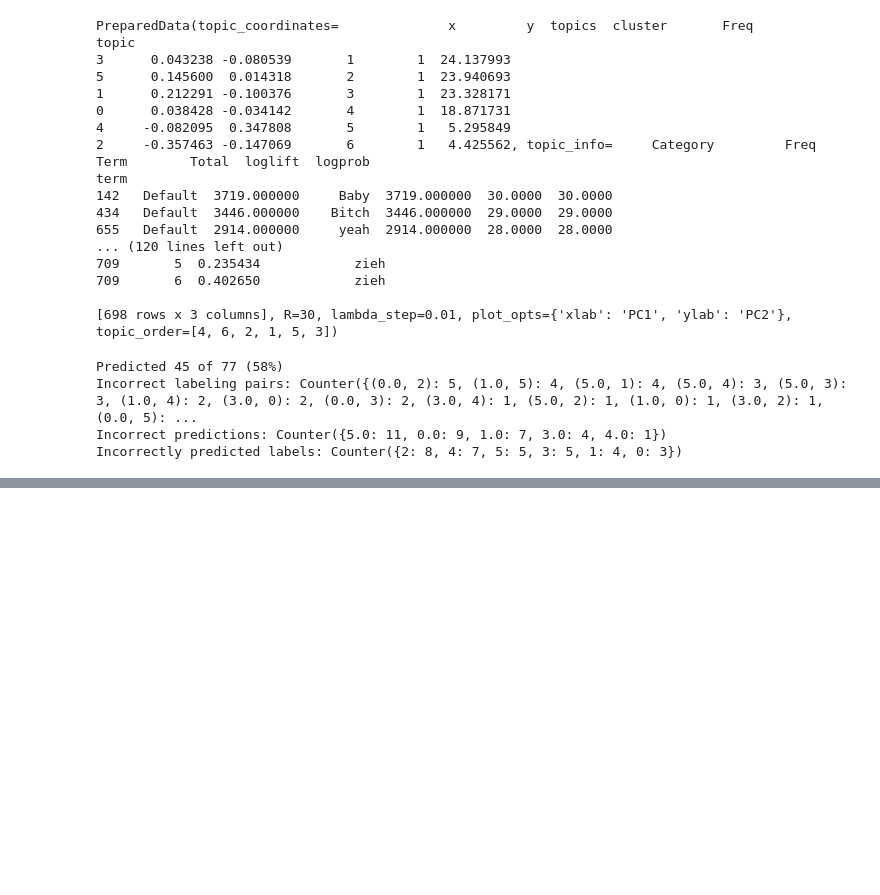
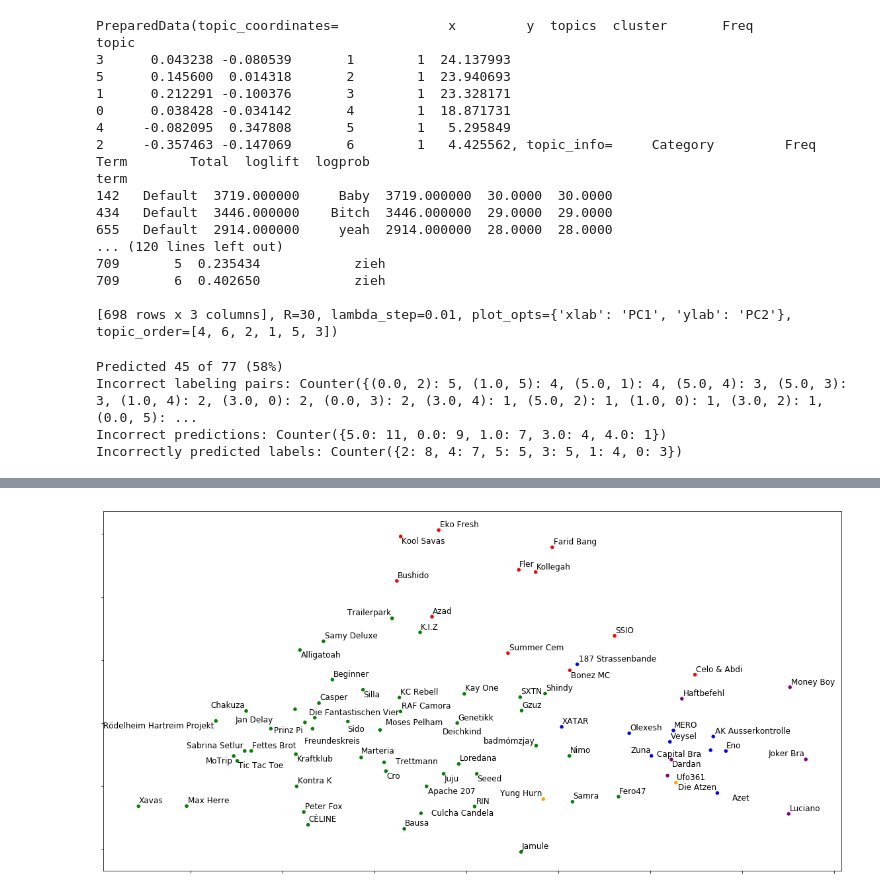
Before and after one commit to Lucapaulo/Text-Mining-Project, a Jupyter notebook: Project - Main.ipynb, the cells around one changed output, grey strips where cells are left out. Saved outputs shown, nothing was run; the diff lists cells and outputs as text; code cells hidden in the pictures; blank space fills up the shorter version.

```diff
--- a/Project - Main.ipynb
+++ b/Project - Main.ipynb
@@ -524,0 +684,29 @@ all_songs
+# %%
+%matplotlib inline
+font = {'family': 'DejaVu Sans',
+        'size': 12}
+plt.rc('font', **font)
+plt.rcParams["figure.figsize"] = [20, 10]
+# %%
+pca = sklearn.decomposition.PCA(n_components=2)
+transformed_topics = pd.DataFrame(pca.fit_transform(topics_by_artist), index=topics_by_artist.index)
+
+texts_ = []
+main_colors = [(0,0,1), (1.0, 0.6470588235294118, 0.0), (0.0, 0.5019607843137255, 0.0), (1,0,0), (0.5019607843137255, 0.0, 0.5019607843137255)]
+colors = []
+
+for idx, row in topics_by_artist.iterrows():
+    colors.append(main_colors[np.argmax(row.tolist())])
+
+ax = transformed_topics.plot.scatter(x=0, y=1, c=colors)
+for i, txt in enumerate(topics_by_artist.index):
+    texts_.append(ax.annotate(txt, (transformed_topics.iloc[:,0].iat[i],transformed_topics.iloc[:,1].iat[i])))
+
+adjust_text(texts_)
+ax.set_xlabel('')
+ax.set_ylabel('')
+ax.set_yticklabels([])
+ax.set_xticklabels([])
+plt.show()
+# %% [output]
+[figure, added]
```
Also changed, not shown: parts of 35 cells of this notebook, 7 other files.
